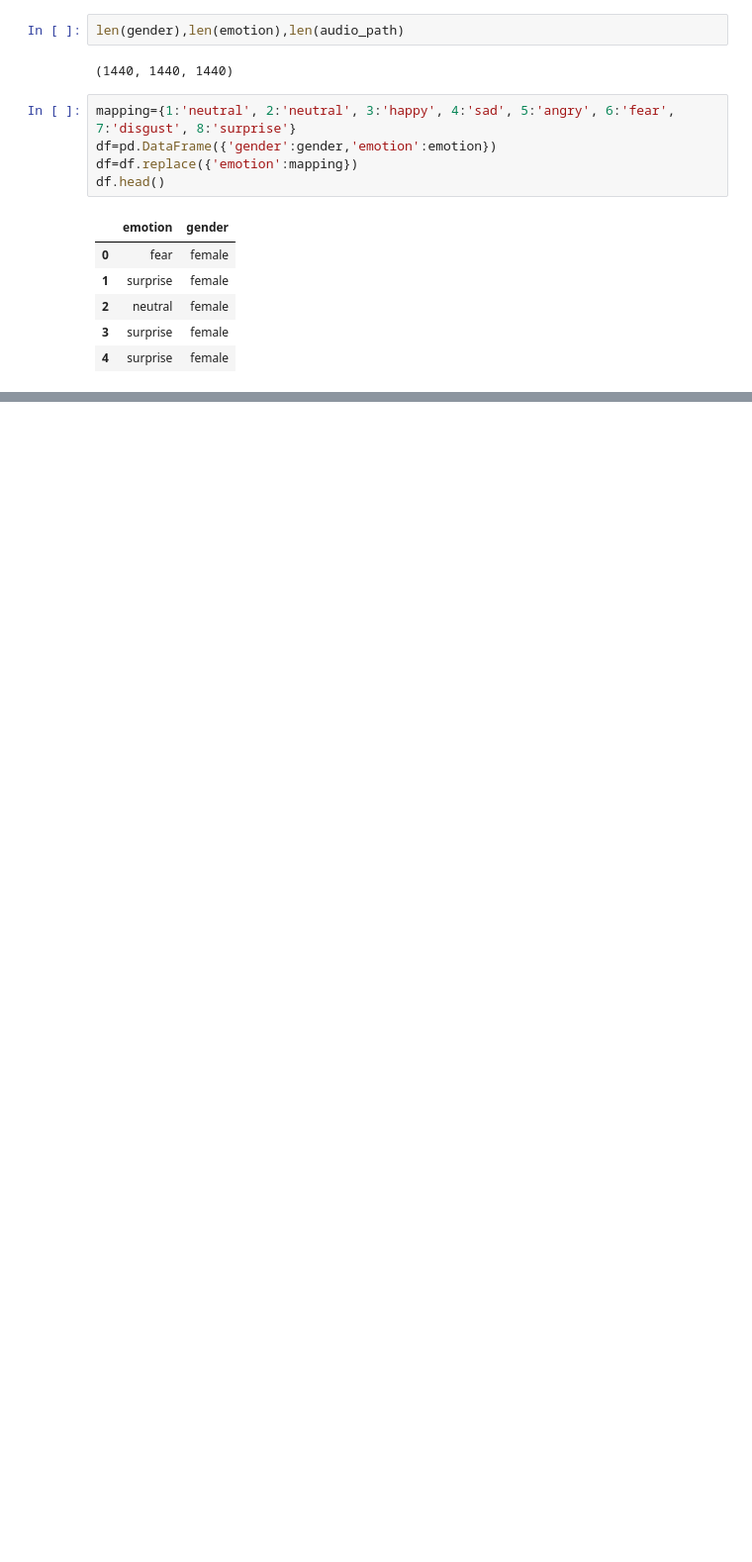
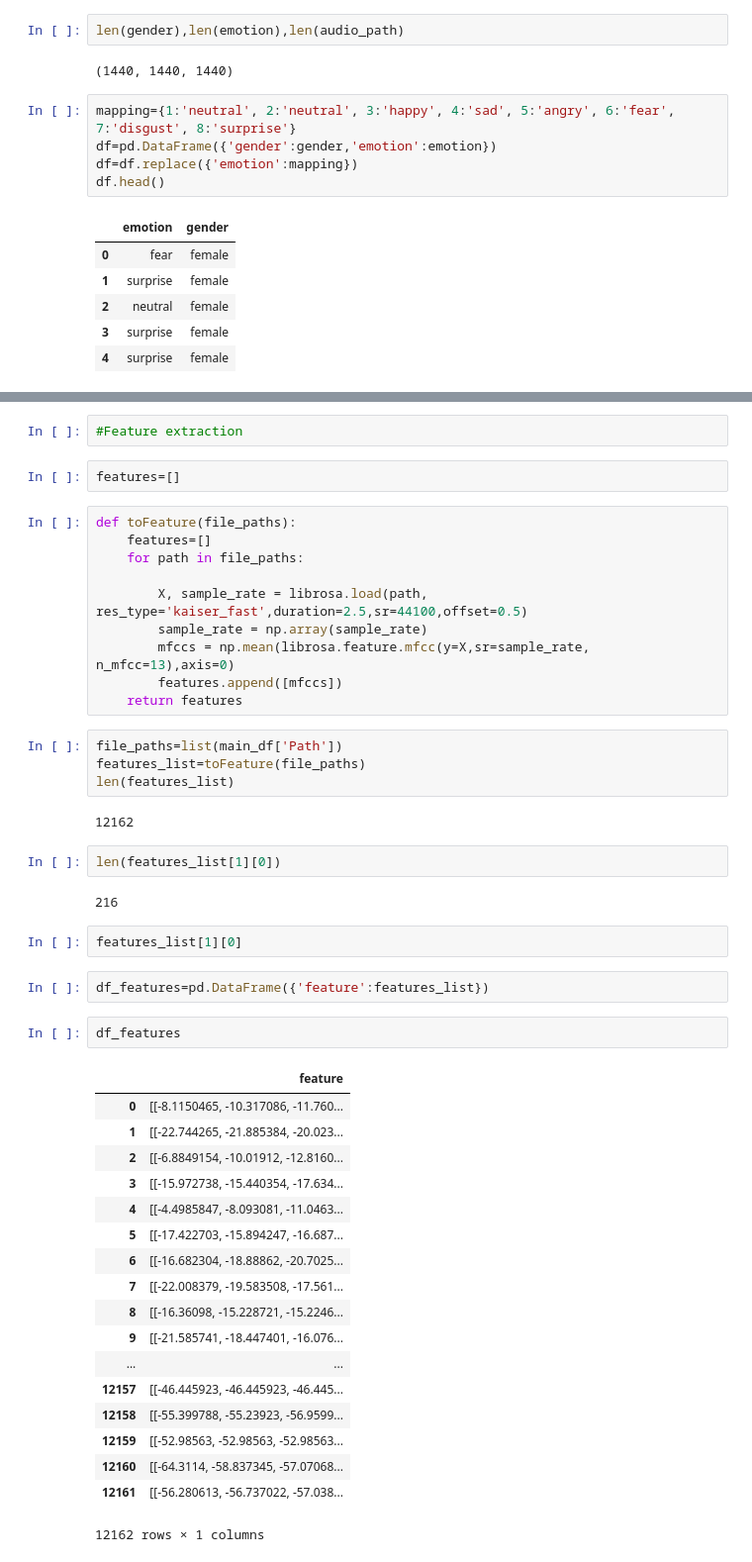
Before and after one commit to Himani2000/Speech-EmotionDetection, a Jupyter notebook: Data_making.ipynb, the cells around one changed output, grey strips where cells are left out. Shown: that part at 99% size. Cells and saved outputs as stored; diff of their text form; blank space fills up the shorter version.

```diff
--- a/Data_making.ipynb
+++ b/Data_making.ipynb
@@ -127,0 +335,49 @@ df
+# %%
+#Feature extraction
+# %%
+features=[]
+# %%
+def toFeature(file_paths):
+    features=[]
+    for path in file_paths:
+
+        X, sample_rate = librosa.load(path, res_type='kaiser_fast',duration=2.5,sr=44100,offset=0.5)
+        sample_rate = np.array(sample_rate)
+        mfccs = np.mean(librosa.feature.mfcc(y=X,sr=sample_rate, n_mfcc=13),axis=0)
+        features.append([mfccs])
+    return features
+# %%
+file_paths=list(main_df['Path'])
+features_list=toFeature(file_paths)
+len(features_list)
+# %% [output]
+12162
+# %%
+len(features_list[1][0])
+# %% [output]
+216
+# %%
+features_list[1][0]
+# %%
+df_features=pd.DataFrame({'feature':features_list})
+# %%
+df_features
+# %% [output]
+|  | feature |
+| 0 | [[-8.1150465, -10.317086, -11.760... |
+| 1 | [[-22.744265, -21.885384, -20.023... |
+| 2 | [[-6.8849154, -10.01912, -12.8160... |
+| 3 | [[-15.972738, -15.440354, -17.634... |
+| 4 | [[-4.4985847, -8.093081, -11.0463... |
+| 5 | [[-17.422703, -15.894247, -16.687... |
+| 6 | [[-16.682304, -18.88862, -20.7025... |
+| 7 | [[-22.008379, -19.583508, -17.561... |
+| 8 | [[-16.36098, -15.228721, -15.2246... |
+| 9 | [[-21.585741, -18.447401, -16.076... |
+| ... | ... |
+| 12157 | [[-46.445923, -46.445923, -46.445... |
+| 12158 | [[-55.399788, -55.23923, -56.9599... |
+| 12159 | [[-52.98563, -52.98563, -52.98563... |
+| 12160 | [[-64.3114, -58.837345, -57.07068... |
+| 12161 | [[-56.280613, -56.737022, -57.038... |
+12162 rows × 1 columns
```
Also changed, not shown: parts of 28 cells of this notebook.
